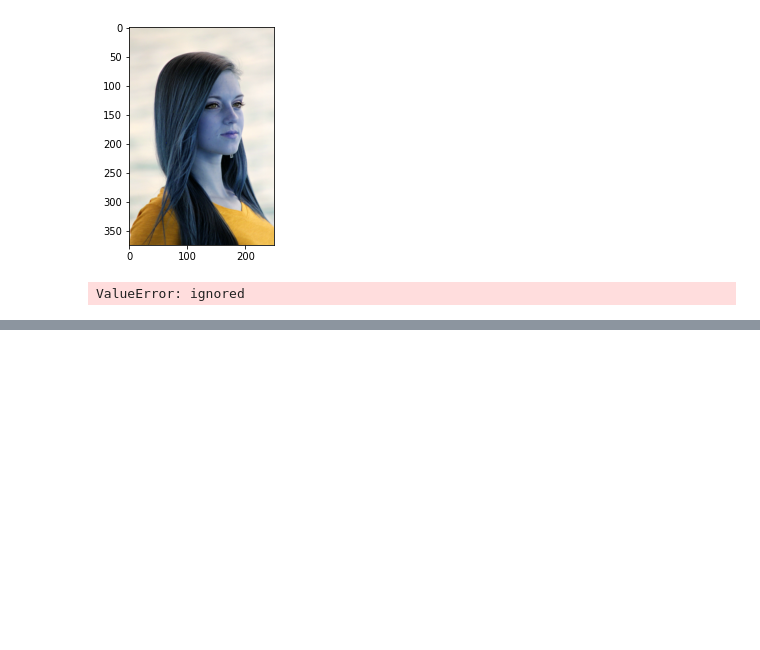
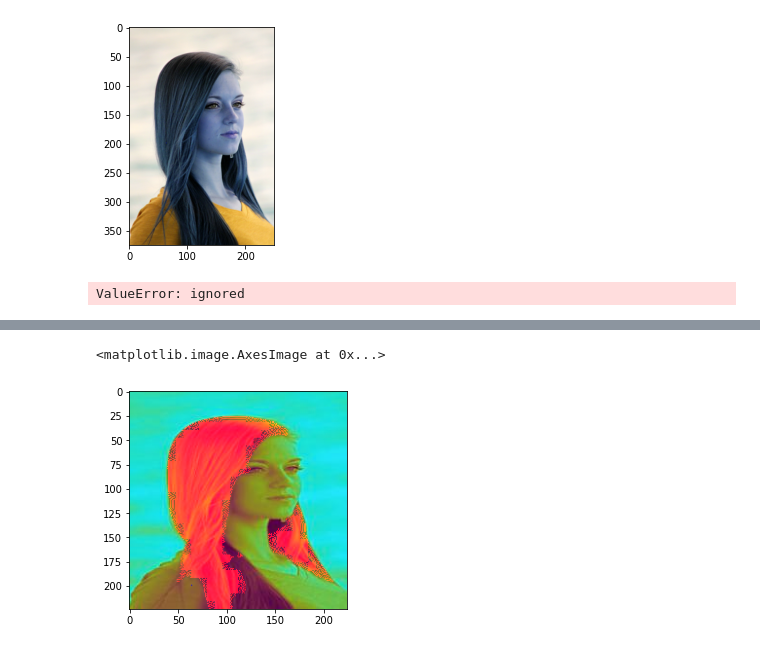
Before and after one commit to AwaisFazli/ChangeHairColorApp, a Jupyter notebook: HairSegmentation.ipynb, the cells around one changed output, grey strips where cells are left out. Cells and saved outputs as stored; diff of their text form; code cells hidden in the pictures; blank space fills up the shorter version.

```diff
--- a/HairSegmentation.ipynb
+++ b/HairSegmentation.ipynb
@@ -284,0 +334,19 @@ plt.imshow(img)
+# %%
+img_file = "img.jpg"
+mask_file = "mask.jpg"
+
+img = cv2.imread(img_file, 1)
+mask = cv2.imread(mask_file, 0)
+
+contours, heirarchy= cv2.findContours(mask, cv2.RETR_TREE, cv2.CHAIN_APPROX_SIMPLE)
+cv2.drawContours(img, contours, 1, (0,0,255), 1)
+
+img = img[:, :, ::-1]
+img[..., 2] = np.where(mask == 255, 255, img[..., 2])
+
+img = cv2.cvtColor(img, cv2.COLOR_BGR2RGB)
+
+plt.imshow(img)
+# %% [output]
+<matplotlib.image.AxesImage at 0x...>
+[figure, added]
```
Also changed, not shown: parts of 8 cells of this notebook.
